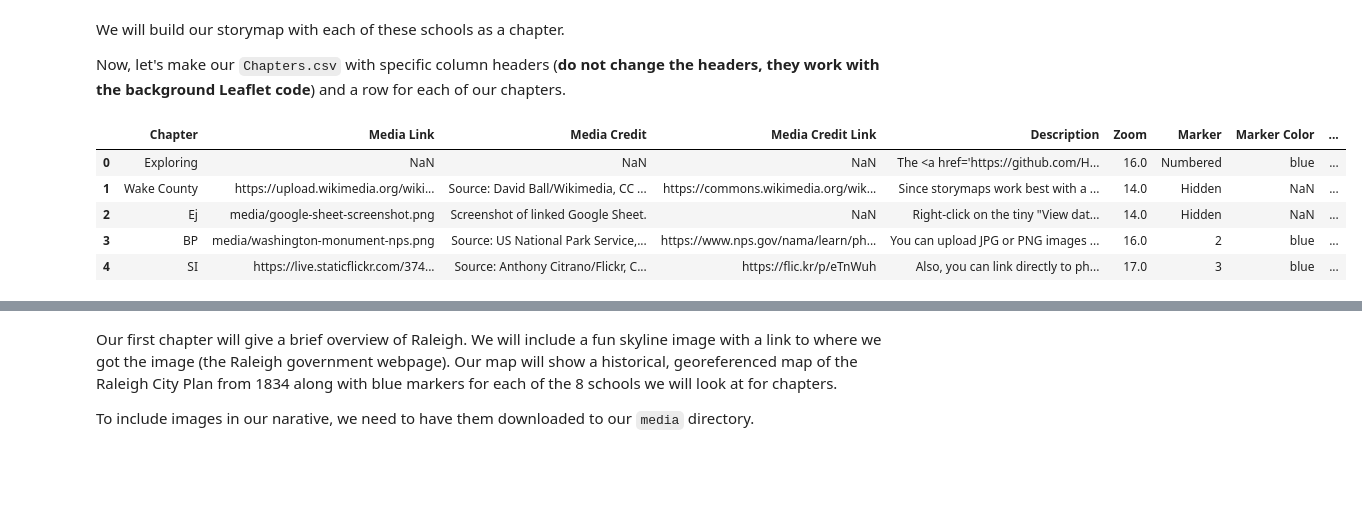
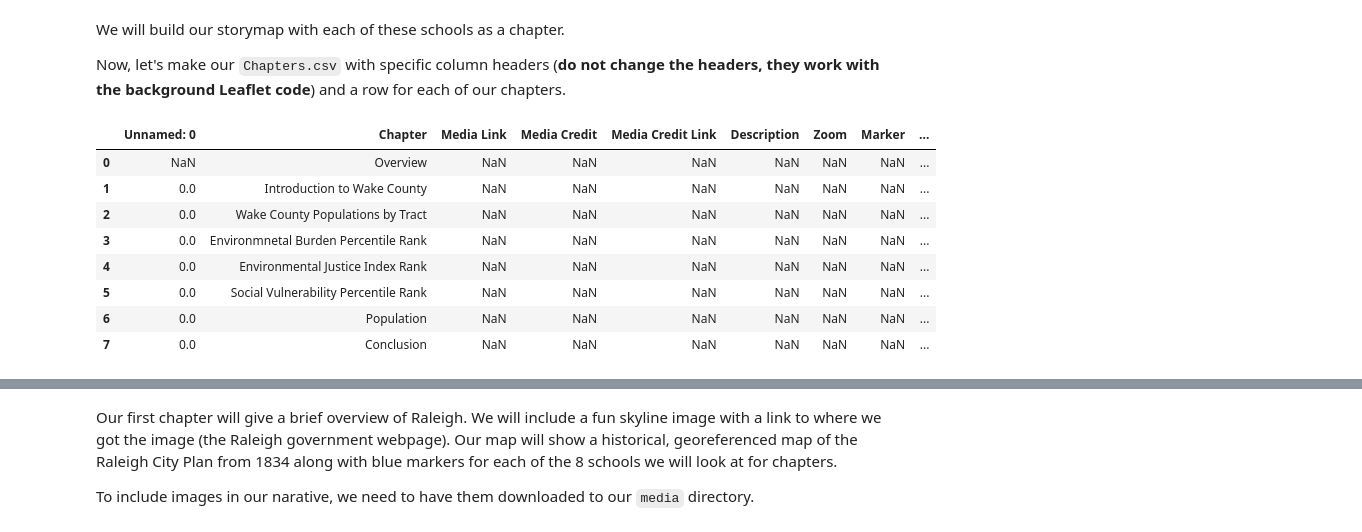
Before and after one commit to cmnottin/Final_Project, a Jupyter notebook: storymap.ipynb, the cells around one changed output, grey strips where cells are left out. Drawn from its saved outputs; the diff is of its cells as text; code cells hidden in the pictures; blank space fills up the shorter version.

Commit message:
updating chapters

```diff
--- a/storymap.ipynb
+++ b/storymap.ipynb
@@ -80,7 +80,7 @@ BP = BPshp.rename(columns={'INTPTLAT': 'Y', 'INTPTLON': 'X'})
 EJ = EJshp.rename(columns={'INTPTLAT': 'Y', 'INTPTLON': 'X'})
 SI = SIshp.rename(columns={'INTPTLAT': 'Y', 'INTPTLON': 'X'})
 # %%
-hoping = pd.read_csv('C:/Users/cecin/GIS495/_FinalProject/Hope/csv/GIS495Final - Chapters.csv')
+hoping = pd.read_csv('C:/Users/cecin/GIS495/_FinalProject/Hope/csv/Chapters.csv')
 # %%
 SI
 # %% [output]
@@ -341,14 +354,17 @@ header = ['Chapter', 'Media Link', 'Media Credit', 'Media Credit Link', 'Descrip
 # nc_coll_raleigh = nc_coll_raleigh.sort_values(by='FOUNDED')
 # nc_coll_raleigh
 # %%
-hoping.head()
+hoping
 # %% [output]
-|  | Chapter | Media Link | Media Credit | Media Credit Link | Description | Zoom | Marker | Marker Color | ... |
-| 0 | Exploring | NaN | NaN | NaN | The <a href='https://github.com/H... | 16.0 | Numbered | blue | ... |
-| 1 | Wake County | https://upload.wikimedia.org/wiki... | Source: David Ball/Wikimedia, CC ... | https://commons.wikimedia.org/wik... | Since storymaps work best with a ... | 14.0 | Hidden | NaN | ... |
-| 2 | Ej | media/google-sheet-screenshot.png | Screenshot of linked Google Sheet. | NaN | Right-click on the tiny "View dat... | 14.0 | Hidden | NaN | ... |
-| 3 | BP | media/washington-monument-nps.png | Source: US National Park Service,... | https://www.nps.gov/nama/learn/ph... | You can upload JPG or PNG images ... | 16.0 | 2 | blue | ... |
-| 4 | SI | https://live.staticflickr.com/374... | Source: Anthony Citrano/Flickr, C... | https://flic.kr/p/eTnWuh | Also, you can link directly to ph... | 17.0 | 3 | blue | ... |
+|  | Unnamed: 0 | Chapter | Media Link | Media Credit | Media Credit Link | Description | Zoom | Marker | ... |
+| 0 | NaN | Overview | NaN | NaN | NaN | NaN | NaN | NaN | ... |
+| 1 | 0.0 | Introduction to Wake County | NaN | NaN | NaN | NaN | NaN | NaN | ... |
+| 2 | 0.0 | Wake County Populations by Tract | NaN | NaN | NaN | NaN | NaN | NaN | ... |
+| 3 | 0.0 | Environmnetal Burden Percentile Rank | NaN | NaN | NaN | NaN | NaN | NaN | ... |
+| 4 | 0.0 | Environmental Justice Index Rank | NaN | NaN | NaN | NaN | NaN | NaN | ... |
+| 5 | 0.0 | Social Vulnerability Percentile Rank | NaN | NaN | NaN | NaN | NaN | NaN | ... |
+| 6 | 0.0 | Population | NaN | NaN | NaN | NaN | NaN | NaN | ... |
+| 7 | 0.0 | Conclusion | NaN | NaN | NaN | NaN | NaN | NaN | ... |
 # %%
 # col_names = [name.title() for name in hoping.Chapter]
 # col_names
```
Also changed, not shown: parts of 14 cells of this notebook.
